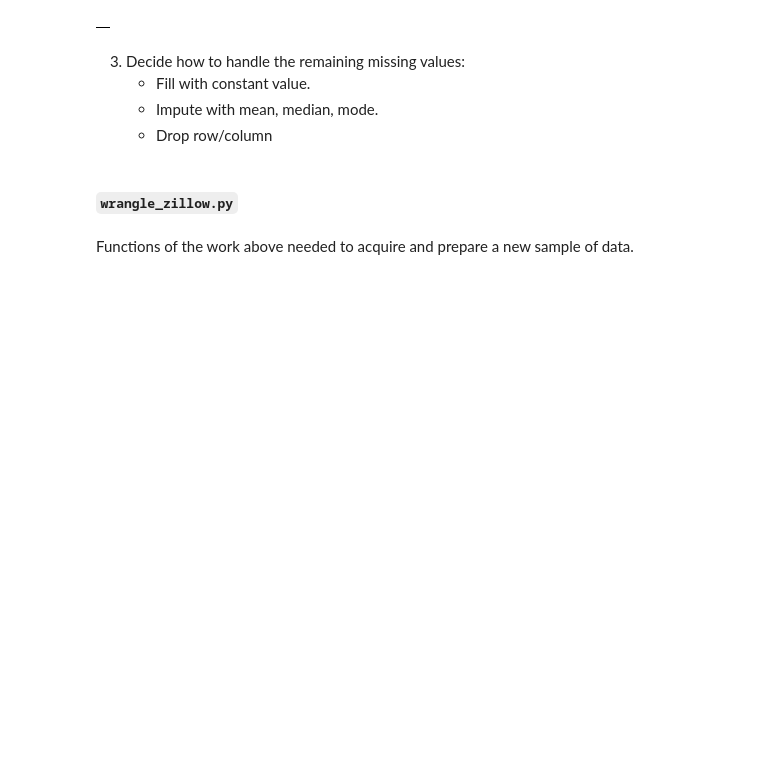
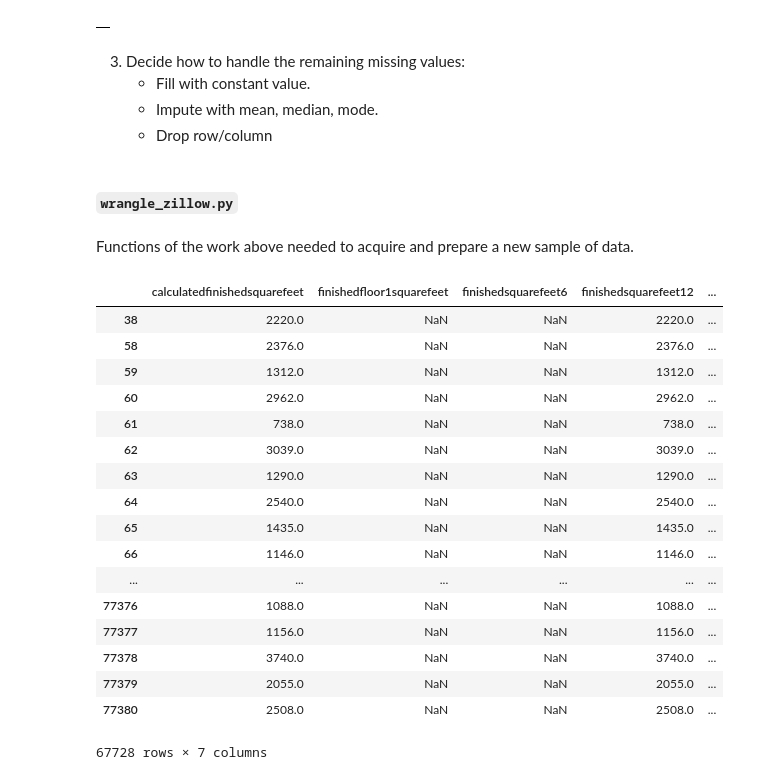
Before and after one commit to kjeliasen/ds-methodologies-exercises, a Jupyter notebook: clustering/Zillow.ipynb, the cells around one changed output. Saved outputs shown, nothing was run; the diff lists cells and outputs as text; code cells hidden in the pictures; blank space fills up the shorter version.

```diff
--- a/clustering/Zillow.ipynb
+++ b/clustering/Zillow.ipynb
@@ -260,7 +281,37 @@ memory usage: 42.5+ MB
    - Fill with constant value.
    - Impute with mean, median, mode.
    - Drop row/column
+# %%
+df_sqft = df.loc[:,['calculatedfinishedsquarefeet',
+'finishedfloor1squarefeet',
+'finishedsquarefeet6',
+'finishedsquarefeet12',
+'finishedsquarefeet13',
+'finishedsquarefeet15',
+'finishedsquarefeet50'
+]]
 # %% [markdown]
 #### `wrangle_zillow.py`
 # %% [markdown]
 Functions of the work above needed to acquire and prepare a new sample of data.
+# %%
+df_sqft[df_sqft.finishedfloor1squarefeet.isna() & (df_sqft.finishedsquarefeet12.isna()==False)]
+# %% [output]
+|  | calculatedfinishedsquarefeet | finishedfloor1squarefeet | finishedsquarefeet6 | finishedsquarefeet12 | ... |
+| 38 | 2220.0 | NaN | NaN | 2220.0 | ... |
+| 58 | 2376.0 | NaN | NaN | 2376.0 | ... |
+| 59 | 1312.0 | NaN | NaN | 1312.0 | ... |
+| 60 | 2962.0 | NaN | NaN | 2962.0 | ... |
+| 61 | 738.0 | NaN | NaN | 738.0 | ... |
+| 62 | 3039.0 | NaN | NaN | 3039.0 | ... |
+| 63 | 1290.0 | NaN | NaN | 1290.0 | ... |
+| 64 | 2540.0 | NaN | NaN | 2540.0 | ... |
+| 65 | 1435.0 | NaN | NaN | 1435.0 | ... |
+| 66 | 1146.0 | NaN | NaN | 1146.0 | ... |
+| ... | ... | ... | ... | ... | ... |
+| 77376 | 1088.0 | NaN | NaN | 1088.0 | ... |
+| 77377 | 1156.0 | NaN | NaN | 1156.0 | ... |
+| 77378 | 3740.0 | NaN | NaN | 3740.0 | ... |
+| 77379 | 2055.0 | NaN | NaN | 2055.0 | ... |
+| 77380 | 2508.0 | NaN | NaN | 2508.0 | ... |
+67728 rows × 7 columns
```
Also changed, not shown: parts of 2 cells of this notebook, 3 other files.
